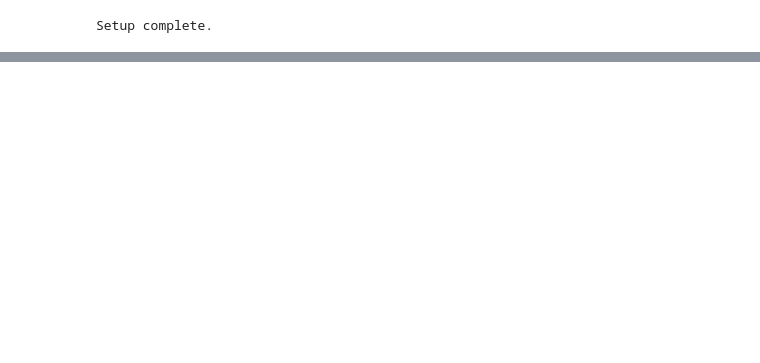
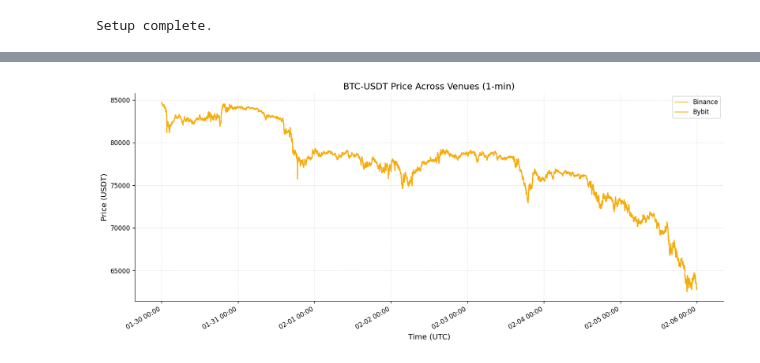
Before and after one commit to Wadoudo02/crypto-venue-entropy, a Jupyter notebook: notebooks/01_data_acquisition.ipynb, the cells around one changed output, grey strips where cells are left out. Cells and saved outputs as stored; diff of their text form; code cells hidden in the pictures; blank space fills up the shorter version.

```diff
--- a/notebooks/01_data_acquisition.ipynb
+++ b/notebooks/01_data_acquisition.ipynb
@@ -85,10 +68,0 @@ Load all daily CSVs, apply Binance column mapping, and concatenate into a single
-# %%
-dfs = []
-for f in csv_files:
-    df = load_raw_trades(f, venue="binance")
-    df = standardise_columns(df, venue="binance")
-    dfs.append(df)
-
-trades = pd.concat(dfs, ignore_index=True)
-print(f"Loaded {len(trades):,} raw trades across {len(csv_files)} days.")
-trades.head()
@@ -271,0 +216,12 @@ trades = trades.drop(columns=["hour"])
+# %%
+bybit_files = download_bybit_trades(
+    symbol="BTCUSDT",
+    start_date=START_DATE,
+    end_date=END_DATE,
+    output_dir=RAW_BASE / "bybit",
+)
+
+bybit_trades = process_venue(bybit_files, venue="bybit")
+print_quality_report(bybit_trades, venue="bybit")
+plot_venue_overview(bybit_trades, "Bybit BTCUSDT Perpetual")
+plot_intraday(bybit_trades, "Bybit BTCUSDT Perpetual")
@@ -271,0 +255,8 @@ trades = trades.drop(columns=["hour"])
+# %%
+# Price overlay — both venues on the same axes
+all_venues = {"binance": binance_trades, "bybit": bybit_trades}
+
+fig = plot_price_overlay(all_venues, title="BTC-USDT Price Across Venues (1-min)")
+plt.show()
+# %% [output]
+[figure, added]
```
Also changed, not shown: parts of 31 cells of this notebook, 4 other files.
